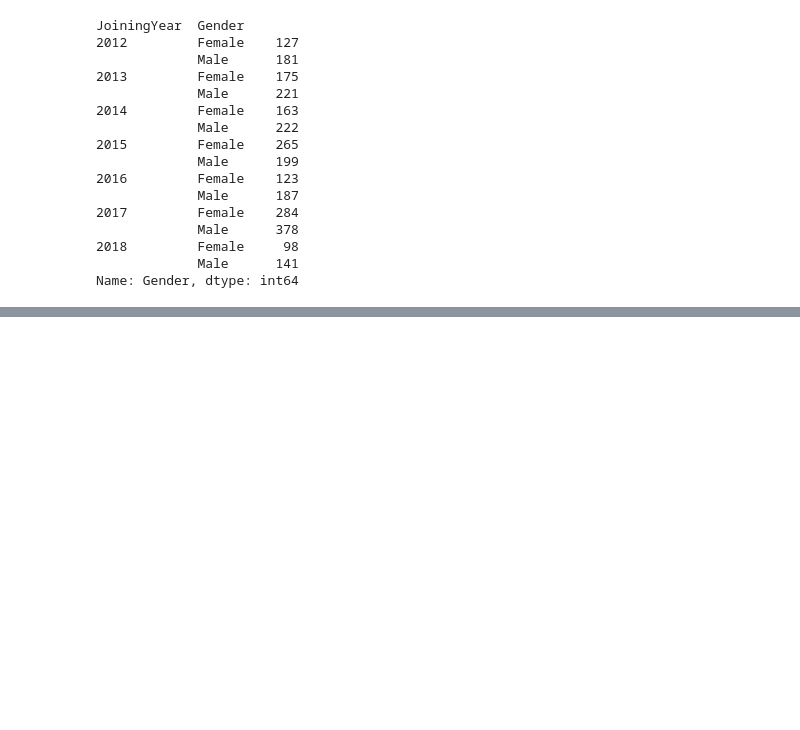
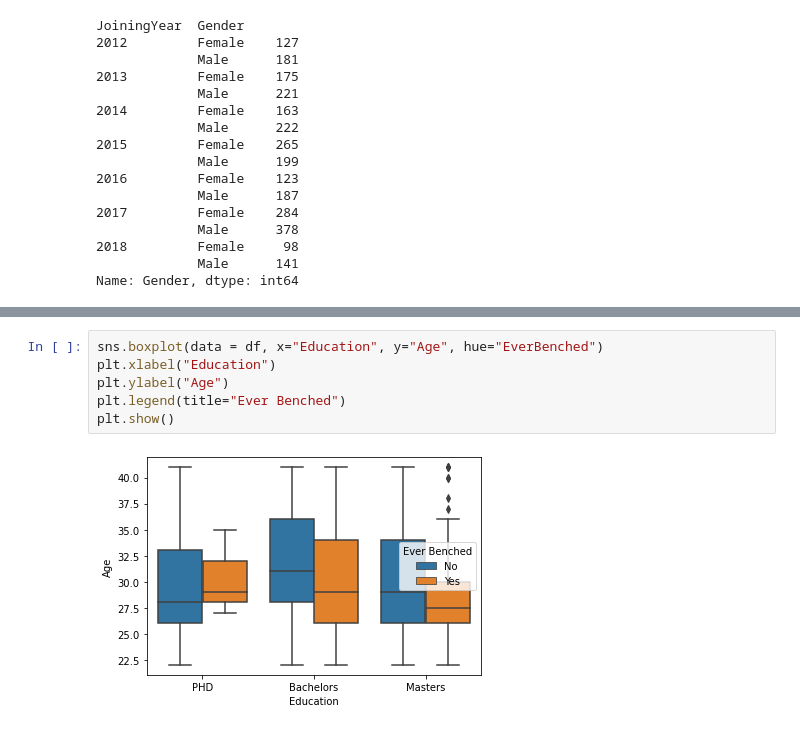
Before and after one commit to halchemylab/employee-classification-machine-learning-project, a Jupyter notebook: notebook.ipynb, the cells around one changed output, grey strips where cells are left out. Drawn from its saved outputs; the diff is of its cells as text; blank space fills up the shorter version.

```diff
--- a/notebook.ipynb
+++ b/notebook.ipynb
@@ -216,0 +245,8 @@ plt.show()
+# %%
+sns.boxplot(data = df, x="Education", y="Age", hue="EverBenched")
+plt.xlabel("Education")
+plt.ylabel("Age")
+plt.legend(title="Ever Benched")
+plt.show()
+# %% [output]
+[figure, added]
```
Also changed, not shown: parts of 17 cells of this notebook.
